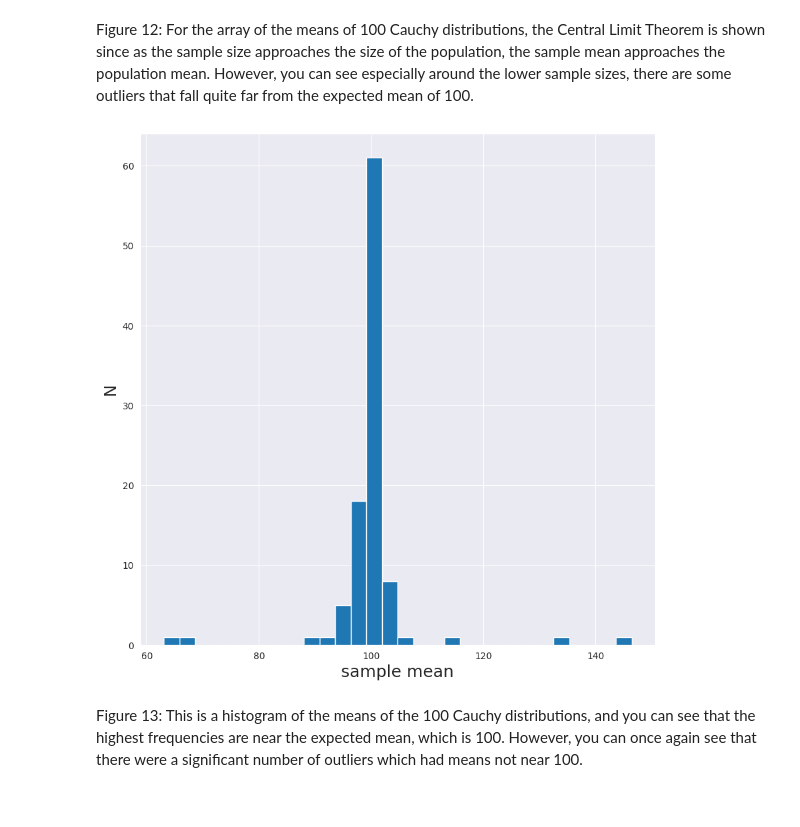
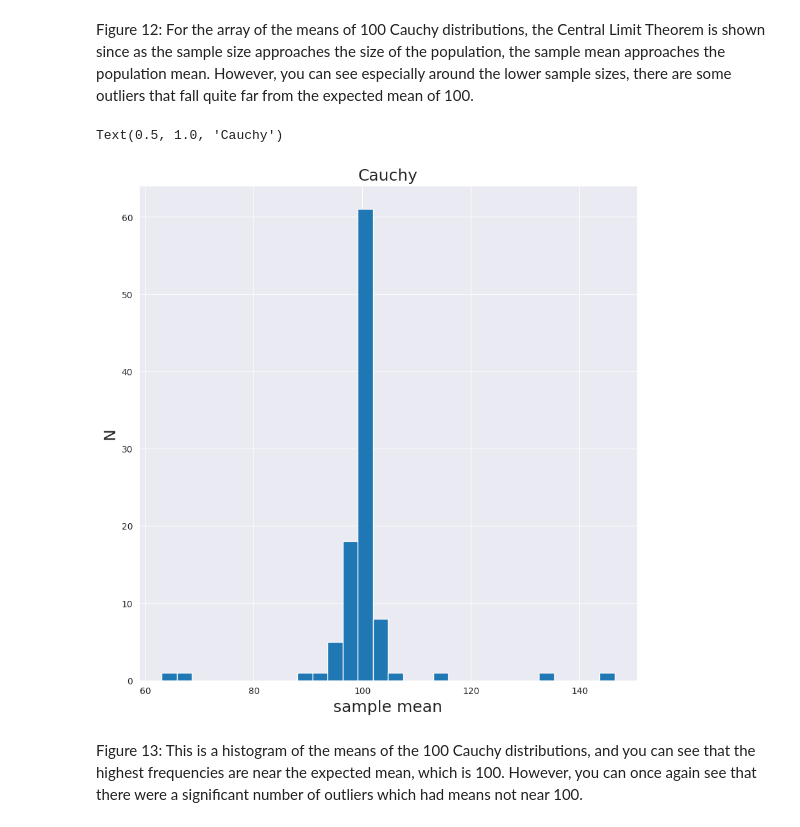
Before and after one commit to sarahdell/DSPS_SDellorco, a Jupyter notebook: hw2/Dellorco_CentralLimitTheorem.ipynb, the cells around one changed output. Cells and saved outputs as stored; diff of their text form; code cells hidden in the pictures.

```diff
--- a/hw2/Dellorco_CentralLimitTheorem.ipynb
+++ b/hw2/Dellorco_CentralLimitTheorem.ipynb
@@ -339,10 +345,12 @@ Figure 12: For the array of the means of 100 Cauchy distributions, the Central L
 # %%
 pl.figure(figsize=(10, 10))
 pl.hist(cauchymeans,bins=30)
 pl.xlabel('sample mean', fontsize = 18)
 pl.ylabel('N', fontsize = 18);
+pl.title('Cauchy', fontsize = 18)
 # %% [output]
+Text(0.5, 1.0, 'Cauchy')
-[figure, old version]
+[figure, new version]
 # %% [markdown]
 Figure 13: This is a histogram of the means of the 100 Cauchy distributions, and you can see that the highest frequencies are near the expected mean, which is 100. However, you can once again see that there were a significant number of outliers which had means not near 100.
 # %% [markdown]
```
Also changed, not shown: parts of 3 cells of this notebook.
